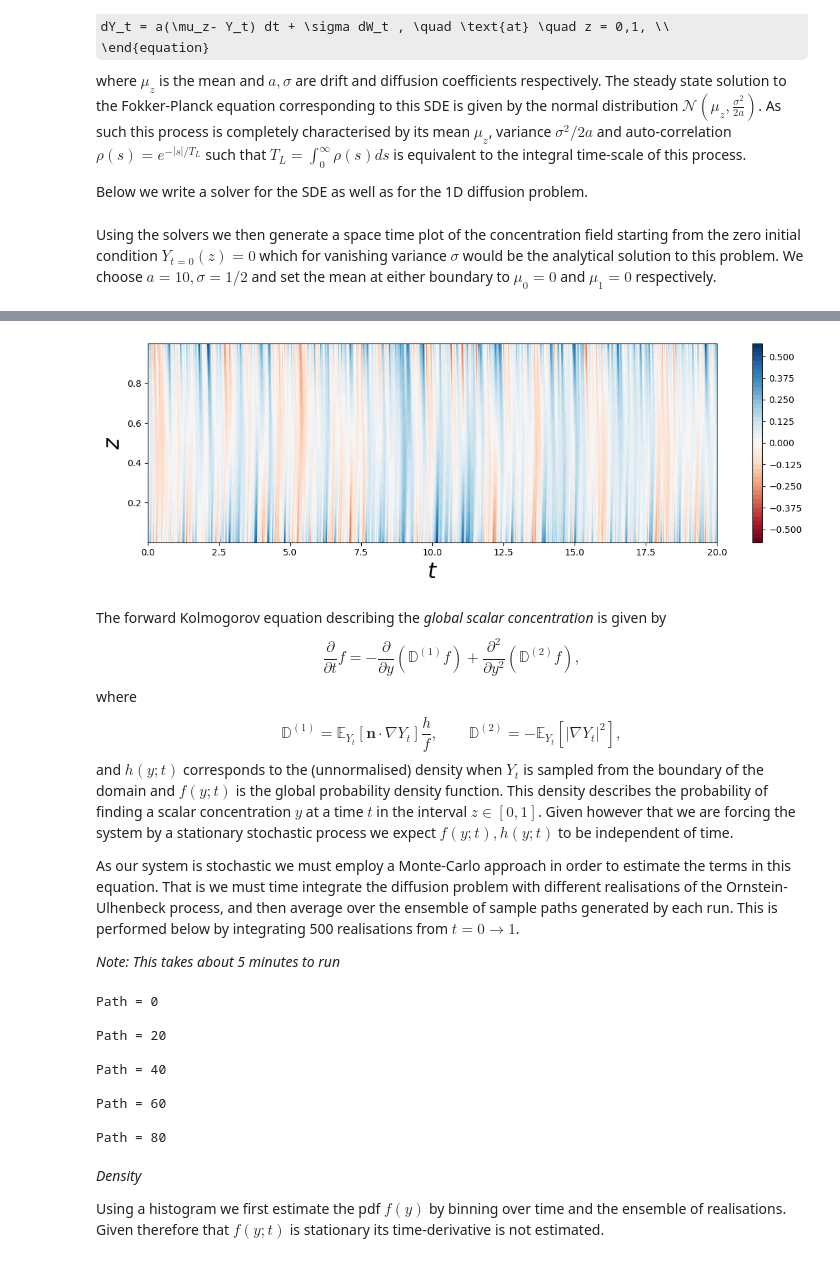
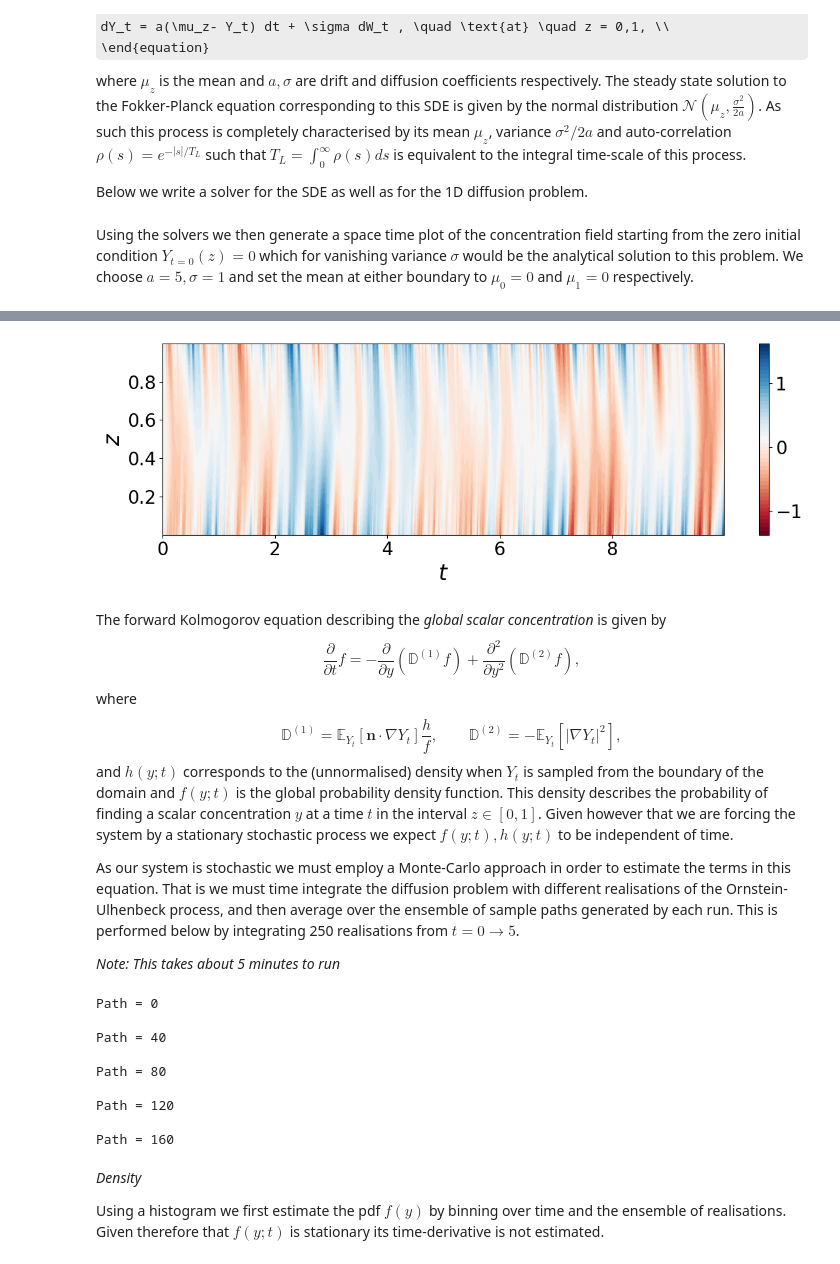
Before and after one commit to D-stratify/Theory, a Jupyter notebook: Diffusion/Diffusion_1D_Stochastic_BCS.ipynb, the cells around one changed output, grey strips where cells are left out. Cells and saved outputs as stored; diff of their text form; code cells hidden in the pictures; some formulas as TeX source.

```diff
--- a/Diffusion/Diffusion_1D_Stochastic_BCS.ipynb
+++ b/Diffusion/Diffusion_1D_Stochastic_BCS.ipynb
@@ -97,11 +97,11 @@ def OU(Y_t,W_t,dt, μ_z,a,σ):
     return  Y_t + a*(μ_z - Y_t)*dt + σ * dW_t
 
 # Solver
-def Solve(N=1000,T=1,Nz=24,a=10,σ=0.5,W=None):
+def Solve(N=1000,T=1,Nz=24,a=5,σ=1,W=None):
 
     zcoord = d3.Coordinate('z')
     dist   = d3.Distributor(zcoord, dtype=np.float64)
-    zbasis = d3.ChebyshevT(zcoord, size=Nz, bounds=(0,1),dealias=3/2)
+    zbasis = d3.ChebyshevT(zcoord, size=Nz, bounds=(0,1),dealias=1)
 
     # Fields
     Y      = dist.Field(name='Y', bases=zbasis)
@@ -136,9 +136,9 @@ def Solve(N=1000,T=1,Nz=24,a=10,σ=0.5,W=None):
     if W is None:
         W = ss.norm.rvs(loc=0, scale=1, size=(N,2))
 
-    snapshots = solver.evaluator.add_file_handler('snapshots', iter=1)
-    snapshots.add_task(Y , layout='g',name='Y'  ,scales=3/2)
-    snapshots.add_task(Yz, layout='g',name='Yz' ,scales=3/2)
+    snapshots = solver.evaluator.add_file_handler('snapshots',iter=1)
+    snapshots.add_task(Y , layout='g',name='Y'  ,scales=2)
+    snapshots.add_task(Yz, layout='g',name='Yz' ,scales=2)
 
     # Main loop
     logger.info('Starting main loop')
@@ -157,23 +157,31 @@ def Solve(N=1000,T=1,Nz=24,a=10,σ=0.5,W=None):
 
     return None
 # %% [markdown]
-Using the solvers we then generate a space time plot of the concentration field starting from the zero initial condition $Y_{t=0}(z) = 0$ which for vanishing variance $\sigma$ would be the analytical solution to this problem. We choose $a=10,\sigma=1/2$ and set the mean at either boundary to $\mu_0=0$ and $\mu_1=0$ respectively.
+Using the solvers we then generate a space time plot of the concentration field starting from the zero initial condition $Y_{t=0}(z) = 0$ which for vanishing variance $\sigma$ would be the analytical solution to this problem. We choose $a=5,\sigma=1$ and set the mean at either boundary to $\mu_0=0$ and $\mu_1=0$ respectively.
 # %%
-Solve(N=1000,T=20,Nz=24,a=10,σ=.5)
+Solve(N=2000,T=10,Nz=24,a=5,σ=1)
 
 # Data loading
 file   = h5py.File('snapshots/snapshots_s1.h5', mode='r')
 
 # Data (t,z)
-Y_vec  = file['tasks/Y' ][:,:]
-z_vec  = file['tasks/Y'].dims[1][0][:]
-t_vec  = file['tasks/Y'].dims[0][0][:]
+Y_vec = file['tasks/Y' ][:,:]
+z_vec = file['tasks/Y'].dims[1][0][:]
+t_vec = file['tasks/Y'].dims[0][0][:]
+
+from matplotlib import ticker
 
 fig = plt.figure(figsize=(12,4))
 plt.contourf(t_vec,z_vec,Y_vec.T,levels=50,cmap='RdBu')
-plt.colorbar()
+cbar = plt.colorbar()
+cbar.ax.tick_params(labelsize=20)
+tick_locator = ticker.MaxNLocator(nbins=3)
+cbar.locator = tick_locator
+cbar.update_ticks()
+
 plt.xlabel(r'$t$',fontsize=24)
 plt.ylabel(r'$z$',fontsize=24)
+plt.tick_params(axis='both', labelsize=20)
 plt.tight_layout()
 plt.show()
 # %% [output]
@@ -183,4 +188,4 @@ plt.show()
-[figure, old version]
+[figure, new version]
 # %% [markdown]
 The forward Kolmogorov equation describing the *global scalar concentration* is given by
 \begin{equation}
@@ -192,7 +197,7 @@ where
 \end{equation}
 and $h(y;t)$ corresponds to the (unnormalised) density when $Y_t$ is sampled from the boundary of the domain and $f(y;t)$ is the global probability density function. This density describes the probability of finding a scalar concentration $y$ at a time $t$ in the interval $z \in [0,1]$. Given however that we are forcing the system by a stationary stochastic process we expect $f(y;t), h(y;t)$ to be independent of time.
 
-As our system is stochastic we must employ a Monte-Carlo approach in order to estimate the terms in this equation. That is we must time integrate the diffusion problem with different realisations of the Ornstein-Ulhenbeck process, and then average over the ensemble of sample paths generated by each run. This is performed below by integrating 500 realisations from $t=0 \to 1$.
+As our system is stochastic we must employ a Monte-Carlo approach in order to estimate the terms in this equation. That is we must time integrate the diffusion problem with different realisations of the Ornstein-Ulhenbeck process, and then average over the ensemble of sample paths generated by each run. This is performed below by integrating 250 realisations from $t=0 \to 5$.
 
 
 *Note: This takes about 5 minutes to run*
@@ -226,20 +230,21 @@ for h in root.handlers:
 
 # Generate independent increments
 Nz    =24
-T     =30
+T     =5
 N     =1000
-Paths =500
+Paths =250
 
 Solve(N,T,Nz)
-times, z_data,Y_data,Yz_data,dY2_data = Data()
+times, z_data,Y_data,Yz_data = Data()
 
-stp = (len(times),Paths)
+pad = 20
+stp = (len(times)-pad,Paths)
 Y0_Data = np.zeros(stp)
 Y1_Data = np.zeros(stp)
 Y0zData = np.zeros(stp)
 Y1zData = np.zeros(stp)
 
-stzp = (len(times),len(z_data),Paths)
+stzp = (len(times)-pad,len(z_data),Paths)
 Y_data   = np.zeros(stzp)
 Yz_data  = np.zeros(stzp)
 dY2_data = np.zeros(stzp)
@@ -250,31 +255,31 @@ for n in range(Paths):
 
     Solve(N,T,Nz,W=W[:,:,n])
 
-    _,_,Y_n,Yz_n,dY2_n = Data()
+    _,_,Y_n,Yz_n  = Data()
 
     # z-integrated
-    Y_data[:,:,n]  =   Y_n[:,:] # time,z_data
-    Yz_data[:,:,n] =  Yz_n[:,:]
-    dY2_data[:,:,n]= dY2_n[:,:]
+    Y_data[:,:,n]  =   Y_n[pad:,:] # time,z_data
+    Yz_data[:,:,n] =  Yz_n[pad:,:]
+    dY2_data[:,:,n]=  Yz_n[pad:,:]**2
 
     # Boundaries
-    Y0_Data[:,n] = Y_n[:, 0] # time,z=0
-    Y1_Data[:,n] = Y_n[:,-1]
-    Y0zData[:,n] = Yz_n[:, 0]
-    Y1zData[:,n] = Yz_n[:,-1]
+    Y0_Data[:,n] = Y_n[pad:, 0] # time,z=0
+    Y1_Data[:,n] = Y_n[pad:,-1]
+    Y0zData[:,n] = Yz_n[pad:, 0]
+    Y1zData[:,n] = Yz_n[pad:,-1]
 
     if n%(Paths//5) == 0:
         print('Path = %d'%n,'\n')
 # %% [output]
 Path = 0
-
-Path = 20
 
 Path = 40
 
-Path = 60
+Path = 80
 
-Path = 80
+Path = 120
+
+Path = 160
 # %% [markdown]
 *Density*
 
```
Also changed, not shown: parts of 7 cells of this notebook, 1 other file.
